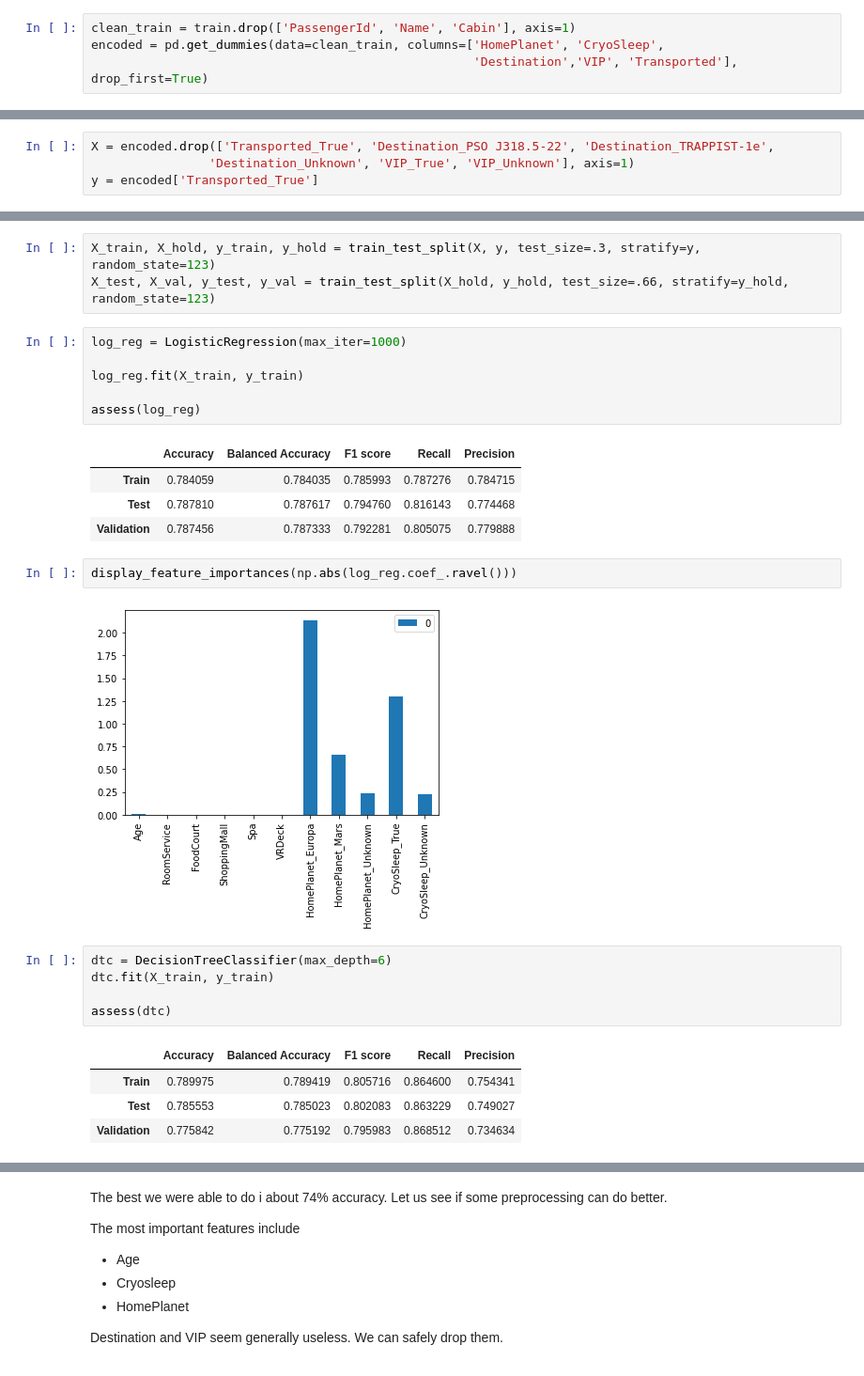
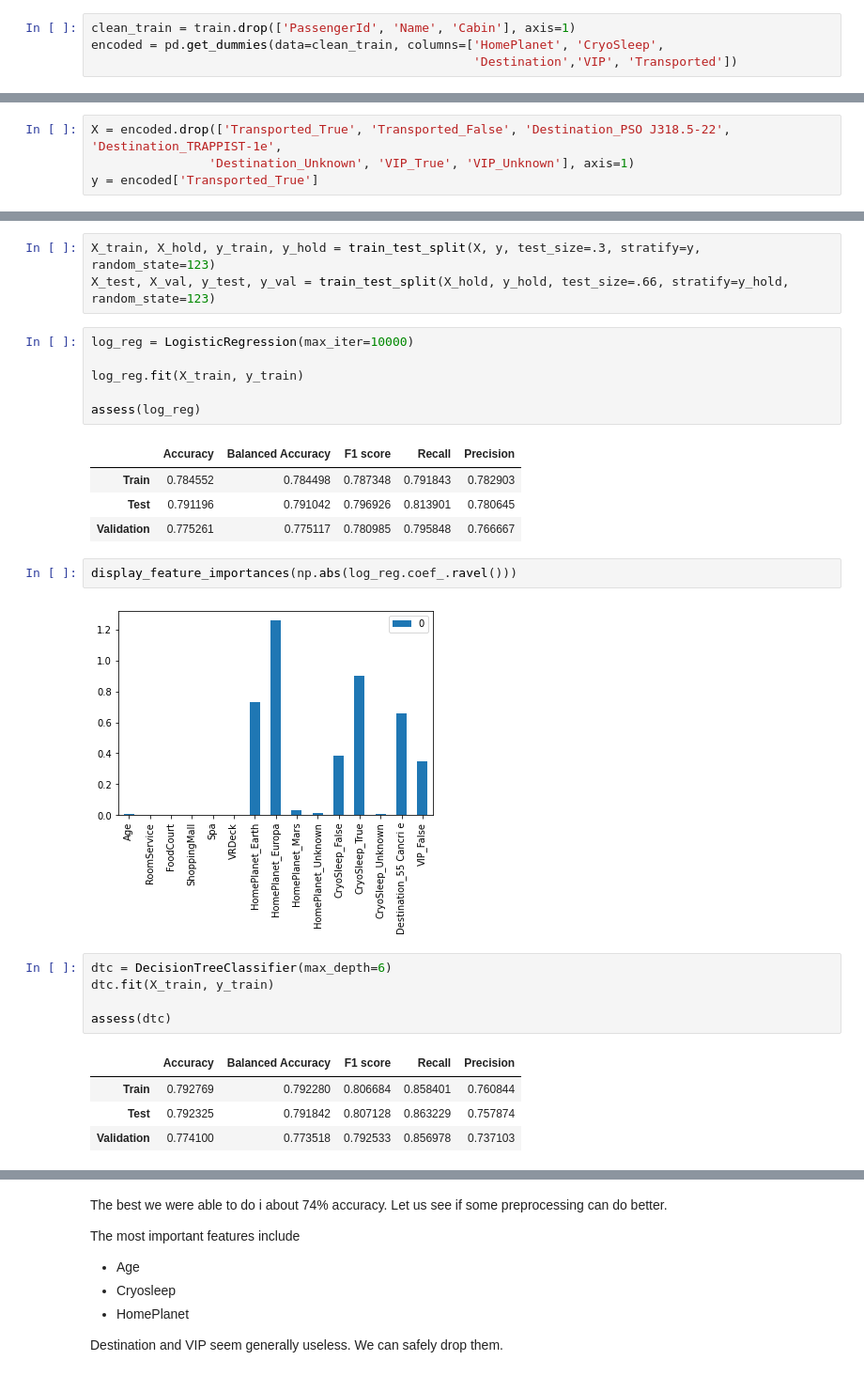
Before and after one commit to TosinPhillip/Spaceship-Titanic-EDA, a Jupyter notebook: Titanic.ipynb, the cells around one changed output, grey strips where cells are left out. Shown at 94% size. Drawn from its saved outputs; the diff is of its cells as text.

```diff
--- a/Titanic.ipynb
+++ b/Titanic.ipynb
@@ -577,7 +595,7 @@ Then Ncode every other column we will!
 # %%
 clean_train = train.drop(['PassengerId', 'Name', 'Cabin'], axis=1)
 encoded = pd.get_dummies(data=clean_train, columns=['HomePlanet', 'CryoSleep',
-                                                    'Destination','VIP', 'Transported'], drop_first=True)
+                                                    'Destination','VIP', 'Transported'])
 # %%
 encoded.info()
 # %% [output]
@@ -601,7 +619,7 @@ memory usage: 501.0 KB
 # %% [markdown]
 Now, we are getting ready for model development
 # %%
-X = encoded.drop(['Transported_True', 'Destination_PSO J318.5-22', 'Destination_TRAPPIST-1e',
+X = encoded.drop(['Transported_True', 'Transported_False', 'Destination_PSO J318.5-22', 'Destination_TRAPPIST-1e',
                 'Destination_Unknown', 'VIP_True', 'VIP_Unknown'], axis=1)
 y = encoded['Transported_True']
 # %%
@@ -672,20 +687,20 @@ def forecast(model, name):
 X_train, X_hold, y_train, y_hold = train_test_split(X, y, test_size=.3, stratify=y, random_state=123)
 X_test, X_val, y_test, y_val = train_test_split(X_hold, y_hold, test_size=.66, stratify=y_hold, random_state=123)
 # %%
-log_reg = LogisticRegression(max_iter=1000)
+log_reg = LogisticRegression(max_iter=10000)
 
 log_reg.fit(X_train, y_train)
 
 assess(log_reg)
 # %% [output]
 |  | Accuracy | Balanced Accuracy | F1 score | Recall | Precision |
-| Train | 0.784059 | 0.784035 | 0.785993 | 0.787276 | 0.784715 |
-| Test | 0.787810 | 0.787617 | 0.794760 | 0.816143 | 0.774468 |
-| Validation | 0.787456 | 0.787333 | 0.792281 | 0.805075 | 0.779888 |
+| Train | 0.784552 | 0.784498 | 0.787348 | 0.791843 | 0.782903 |
+| Test | 0.791196 | 0.791042 | 0.796926 | 0.813901 | 0.780645 |
+| Validation | 0.775261 | 0.775117 | 0.780985 | 0.795848 | 0.766667 |
 # %%
 display_feature_importances(np.abs(log_reg.coef_.ravel()))
 # %% [output]
-[figure, old version]
+[figure, new version]
 # %%
 dtc = DecisionTreeClassifier(max_depth=6)
 dtc.fit(X_train, y_train)
@@ -693,9 +708,9 @@ dtc.fit(X_train, y_train)
 assess(dtc)
 # %% [output]
 |  | Accuracy | Balanced Accuracy | F1 score | Recall | Precision |
-| Train | 0.789975 | 0.789419 | 0.805716 | 0.864600 | 0.754341 |
-| Test | 0.785553 | 0.785023 | 0.802083 | 0.863229 | 0.749027 |
-| Validation | 0.775842 | 0.775192 | 0.795983 | 0.868512 | 0.734634 |
+| Train | 0.792769 | 0.792280 | 0.806684 | 0.858401 | 0.760844 |
+| Test | 0.792325 | 0.791842 | 0.807128 | 0.863229 | 0.757874 |
+| Validation | 0.774100 | 0.773518 | 0.792533 | 0.856978 | 0.737103 |
 # %%
 display_feature_importances(dtc.feature_importances_)
 # %% [output]
```
Also changed, not shown: parts of 15 cells of this notebook.
